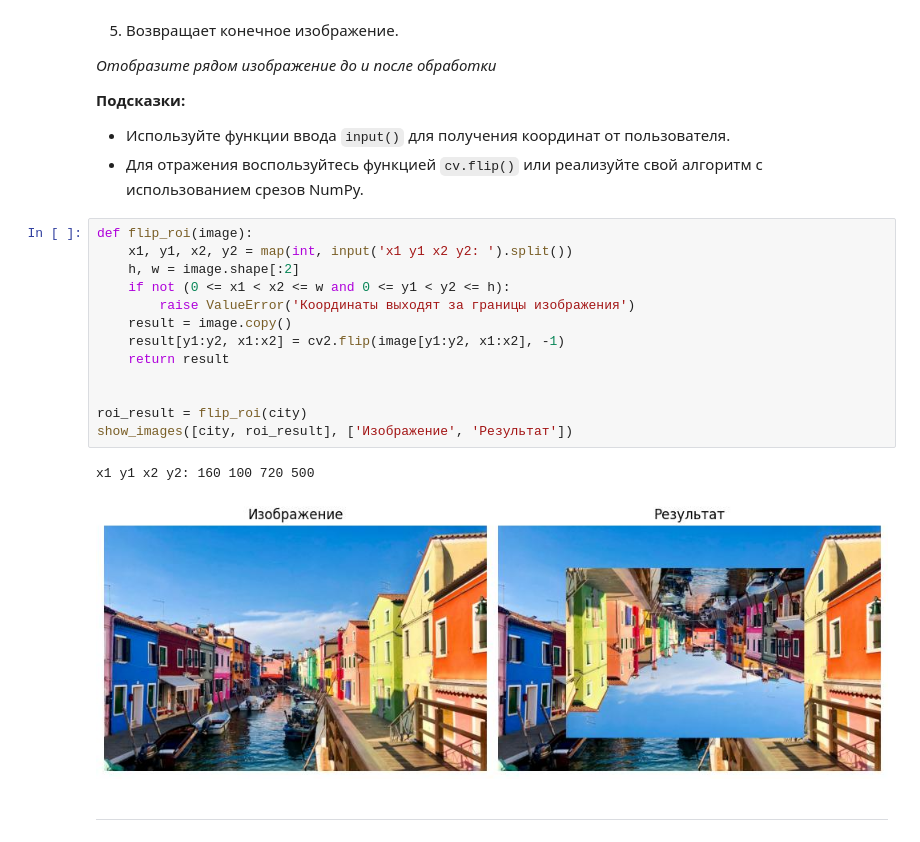
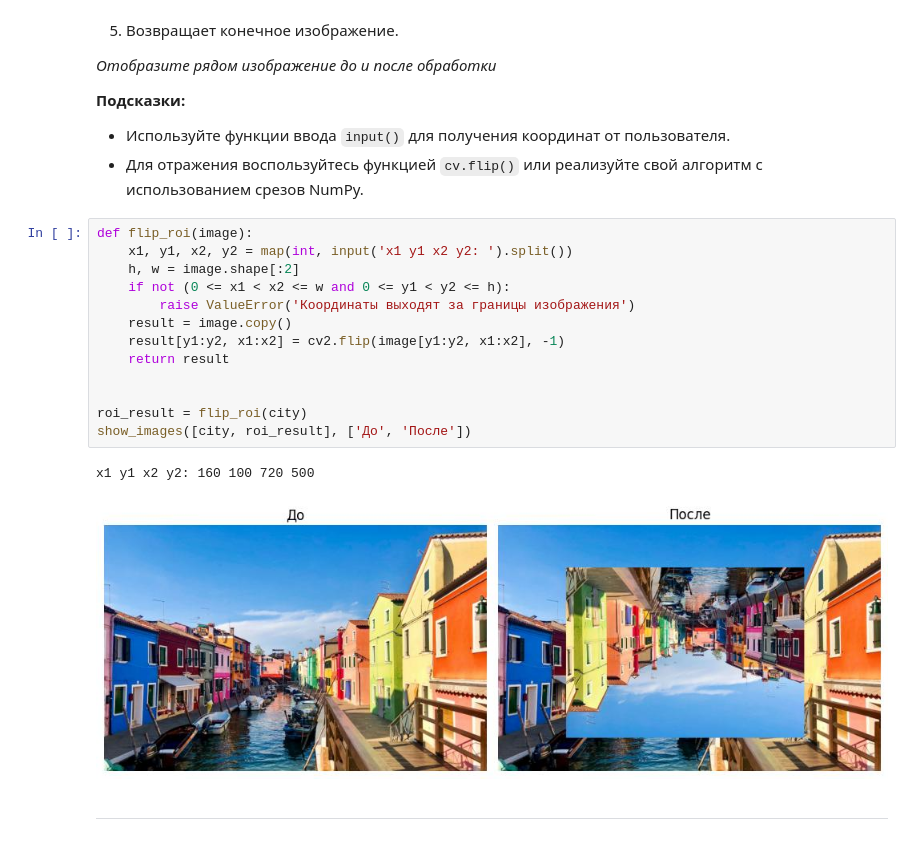
Before and after one commit to German121/image_processing, a Jupyter notebook: Задание 2/2.ipynb, the cells around one changed output. Saved outputs shown, nothing was run; the diff lists cells and outputs as text.

```diff
--- a/Задание 2/2.ipynb
+++ b/Задание 2/2.ipynb
@@ -130,19 +130,19 @@ show_images([figures], ['Результат'], figsize=(8, 6))
 # %%
 def flip_roi(image):
     x1, y1, x2, y2 = map(int, input('x1 y1 x2 y2: ').split())
     h, w = image.shape[:2]
     if not (0 <= x1 < x2 <= w and 0 <= y1 < y2 <= h):
         raise ValueError('Координаты выходят за границы изображения')
     result = image.copy()
     result[y1:y2, x1:x2] = cv2.flip(image[y1:y2, x1:x2], -1)
     return result
 
 
 roi_result = flip_roi(city)
-show_images([city, roi_result], ['Изображение', 'Результат'])
+show_images([city, roi_result], ['До', 'После'])
 # %% [output]
 x1 y1 x2 y2: 160 100 720 500
-[figure, old version]
+[figure, new version]
 # %% [markdown]
 ---
 # %% [markdown]
```
Also changed, not shown: parts of 17 cells of this notebook.
